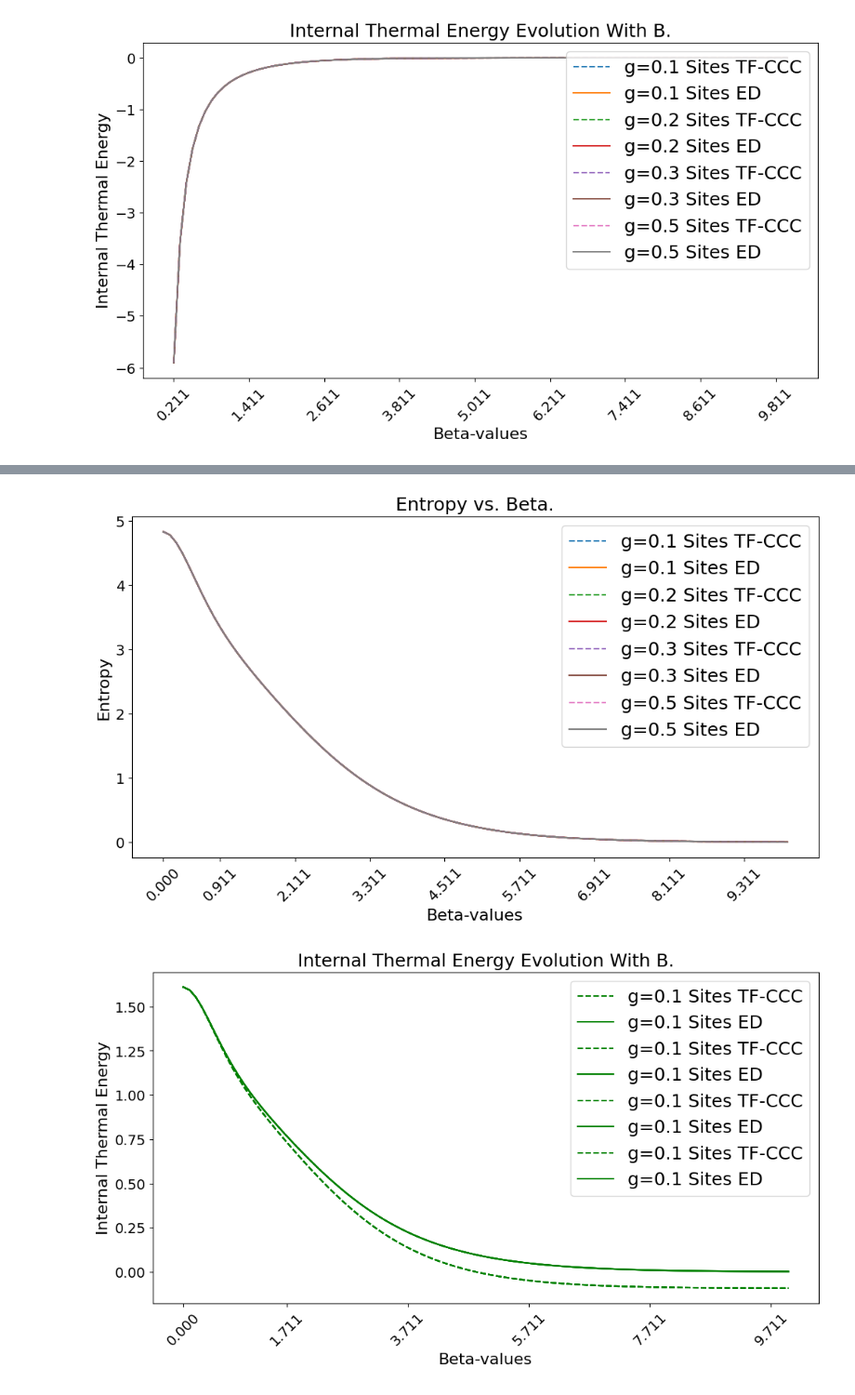
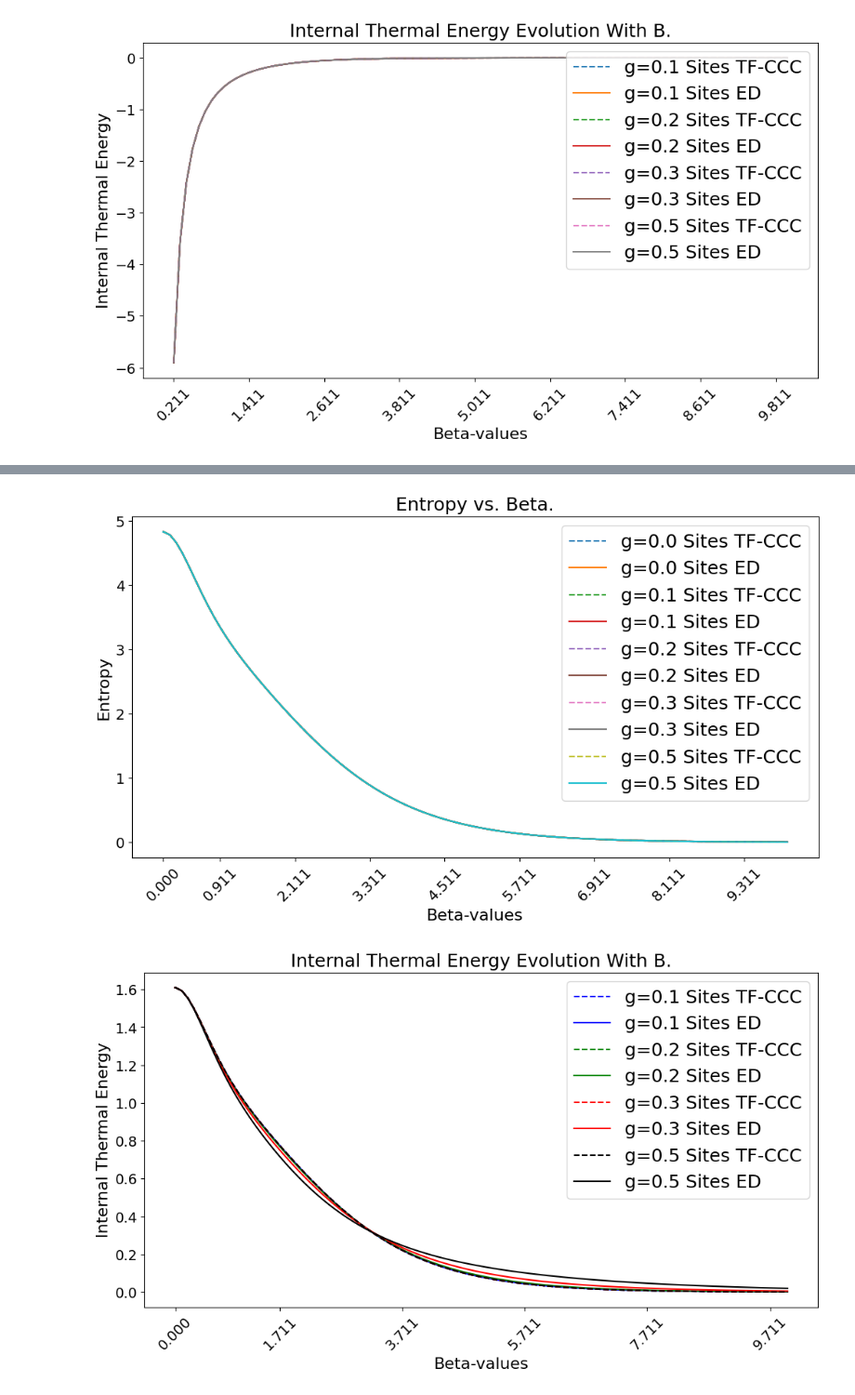
Before and after one commit to Gilfrim/Computational-Analysis-of-Many-Rotor-Systems, a Jupyter notebook: thermal_field_hamiltonian.ipynb, the cells around one changed output, grey strips where cells are left out. Shown at 93% size. Drawn from its saved outputs; the diff is of its cells as text; code cells hidden in the pictures.

```diff
--- a/thermal_field_hamiltonian.ipynb
+++ b/thermal_field_hamiltonian.ipynb
@@ -251,9 +336,9 @@ plt.rcParams.update({
     'ytick.labelsize': 14
 })
 
-colours = ["blue", "green", "red", "black"]
+colours = ["blue", "green", "red", "black", "orange"]
 
-for g_index, g in enumerate(g_array[1:]):
+for g_index, g in enumerate(g_array):
     plt.plot(beta_array[g_index], (si5_st5_sol[g_index] + np.log(state**site))/site,
               label=f"g={g} Sites TF-CCC", linestyle='--', color = colours[g_index])
     plt.plot(beta_array[g_index], si5_st5_ED_Z[g_index]/site, label=f"g={g} Sites ED",  color = colours[g_index])
@@ -289,7 +374,7 @@ plt.rcParams.update({
     'ytick.labelsize': 14
 })
 
-for g_index, g in enumerate(g_array[1:]):
+for g_index, g in enumerate(g_array):
     plt.plot(beta_array[g_index][d:], -si5_st5_dB[g_index][d:]/site, label=f"g={g} Sites TF-CCC", linestyle='--', color=colours[g_index])
     plt.plot(beta_array[g_index][d:], si5_st5_ED_U[g_index][d:]/site, label=f"g={g} Sites ED",  color=colours[g_index])
 plt.xticks(beta_array[g_index][d:][::12], rotation=45)
@@ -364,7 +391,7 @@ si5_st5_ED_S = []
 
 for g_index, g in enumerate(g_array):
 
-    H = hamiltonian_general(state, site, g)[0]
+    H = hamiltonian_sparse(state, site, g)[0].toarray()
 
     eig_val_ED, _ = np.linalg.eigh(H)
 
@@ -494,7 +461,7 @@ plt.rcParams.update({
     'ytick.labelsize': 14
 })
 
-for g_index, g in enumerate(g_array[1:]):
+for g_index, g in enumerate(g_array):
     g_index = 0
     plt.plot(beta_array[g_index], beta_array[g_index] * -si5_st5_dB[g_index] + (si5_st5_sol[g_index] + np.log(state**site)),
               label=f"g={g} Sites TF-CCC", linestyle='--')
@@ -506,32 +473,29 @@ plt.title("Entropy vs. Beta.", fontsize=18)
 plt.legend(loc='upper right')
 plt.show()
 # %% [output]
-[figure, old version]
+[figure, new version]
 # %%
 d = 0
 
 plt.figure(figsize=(12, 6))
 plt.rcParams.update({
     'font.size': 14,              # Larger font for all text
     'legend.fontsize': 18,        # Larger legend text
     'axes.labelsize': 16,         # Axis labels
     'xtick.labelsize': 14,        # Tick labels
     'ytick.labelsize': 14
 })
 
 for g_index, g in enumerate(g_array[1:]):
 
-    g = 0.1
-    g_index = 1
-
     plt.plot(beta_array[g_index][d:], (beta_array[g_index][d:] * -si5_st5_dB[g_index][d:] + (si5_st5_sol[g_index][d:] + np.log(state**site)))/site,
               label=f"g={g} Sites TF-CCC", linestyle='--', color=colours[g_index])
     plt.plot(beta_array[g_index][d:], si5_st5_ED_S[g_index][d:]/site, label=f"g={g} Sites ED", color=colours[g_index])
 plt.xticks(beta_array[g_index][d:][::20], rotation=45)
 plt.xlabel("Beta-values")
 plt.ylabel("Internal Thermal Energy")
 plt.title("Internal Thermal Energy Evolution With B.", fontsize=18)
 plt.legend(loc='upper right')
 plt.show()
 # %% [output]
-[figure, old version]
+[figure, new version]
```
Also changed, not shown: parts of 54 cells of this notebook, 18 other files.
